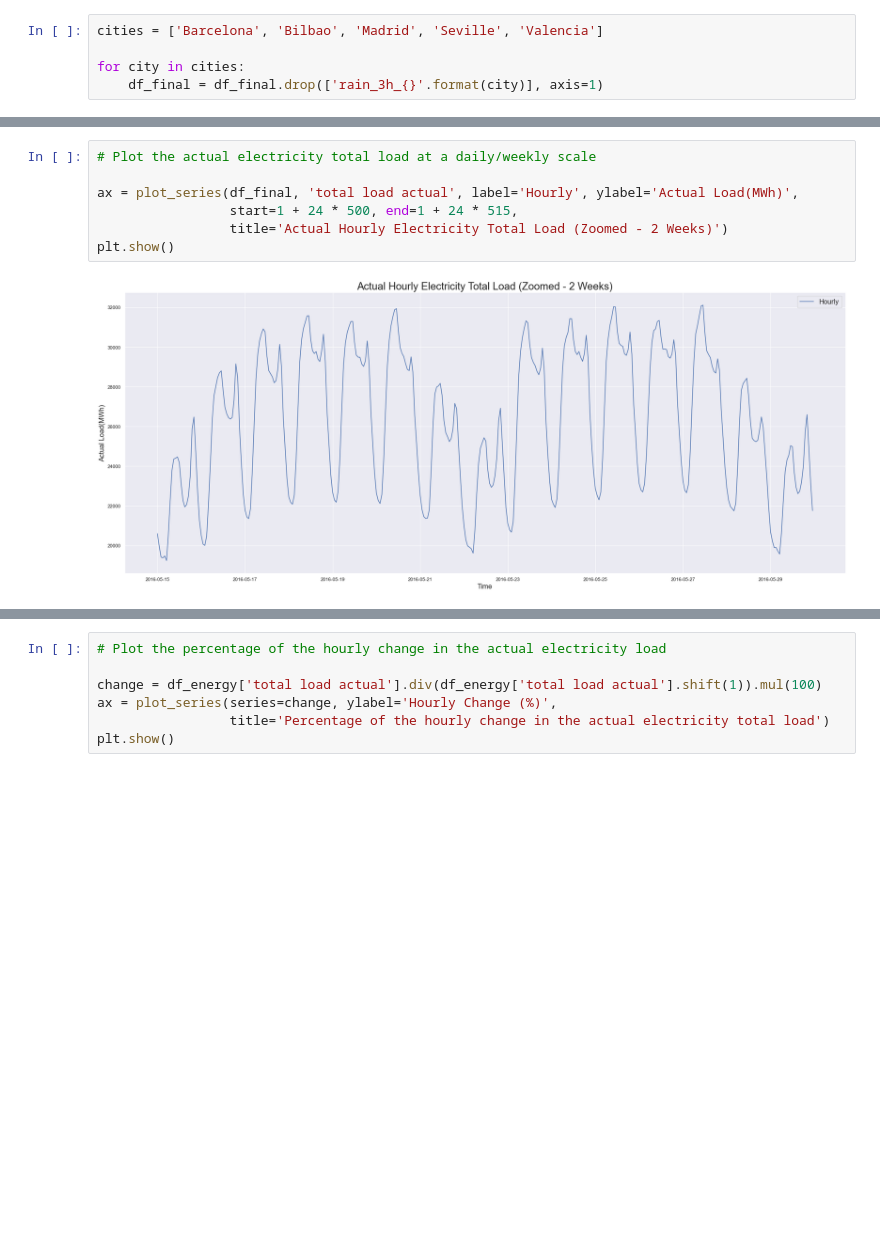
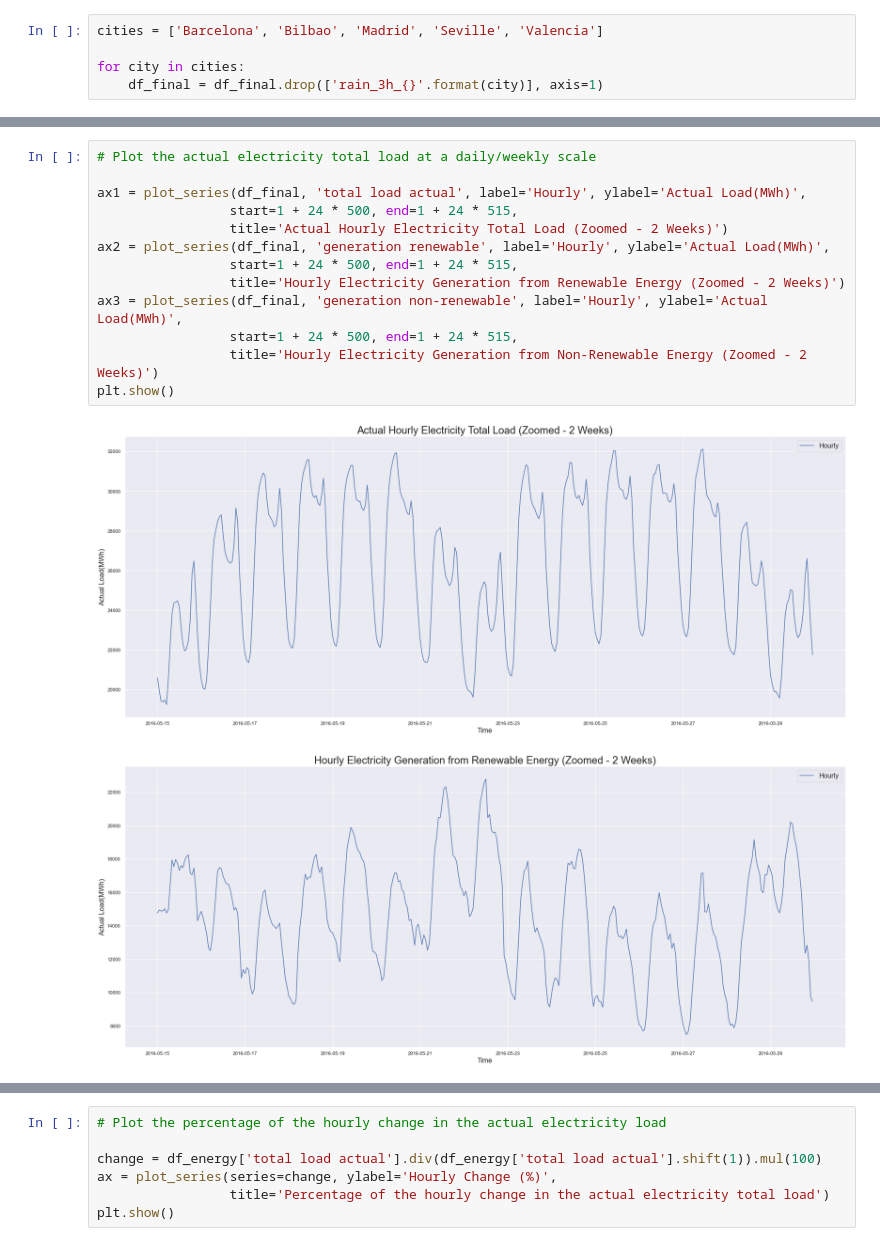
Before and after one commit to lorenzrossi/Bayesian-Analysis, a Jupyter notebook: ugo.ipynb, the cells around one changed output, grey strips where cells are left out. Cells and saved outputs as stored; diff of their text form; blank space fills up the shorter version.

```diff
--- a/ugo.ipynb
+++ b/ugo.ipynb
@@ -550,9 +578,16 @@ plt.show()
 # %%
 # Plot the actual electricity total load at a daily/weekly scale
 
-ax = plot_series(df_final, 'total load actual', label='Hourly', ylabel='Actual Load(MWh)',
+ax1 = plot_series(df_final, 'total load actual', label='Hourly', ylabel='Actual Load(MWh)',
                  start=1 + 24 * 500, end=1 + 24 * 515,
                  title='Actual Hourly Electricity Total Load (Zoomed - 2 Weeks)')
+ax2 = plot_series(df_final, 'generation renewable', label='Hourly', ylabel='Actual Load(MWh)',
+                 start=1 + 24 * 500, end=1 + 24 * 515,
+                 title='Hourly Electricity Generation from Renewable Energy (Zoomed - 2 Weeks)')
+ax3 = plot_series(df_final, 'generation non-renewable', label='Hourly', ylabel='Actual Load(MWh)',
+                 start=1 + 24 * 500, end=1 + 24 * 515,
+                 title='Hourly Electricity Generation from Non-Renewable Energy (Zoomed - 2 Weeks)')
 plt.show()
 # %% [output]
 [figure]
+[figure, added]
```
Also changed, not shown: parts of 48 cells of this notebook.
